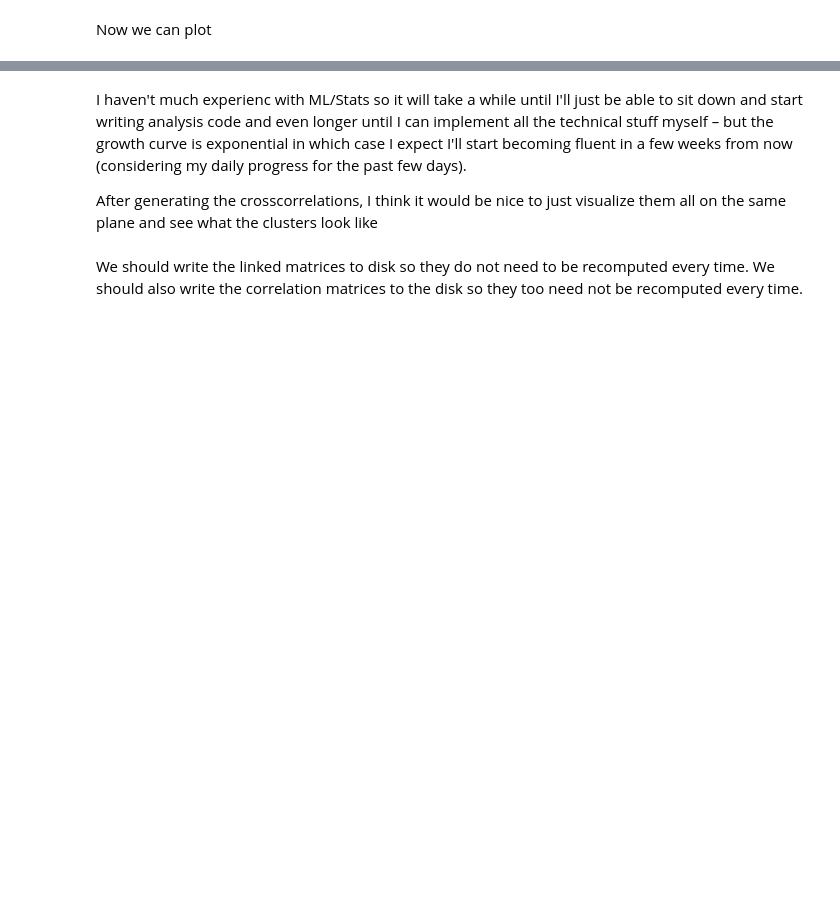
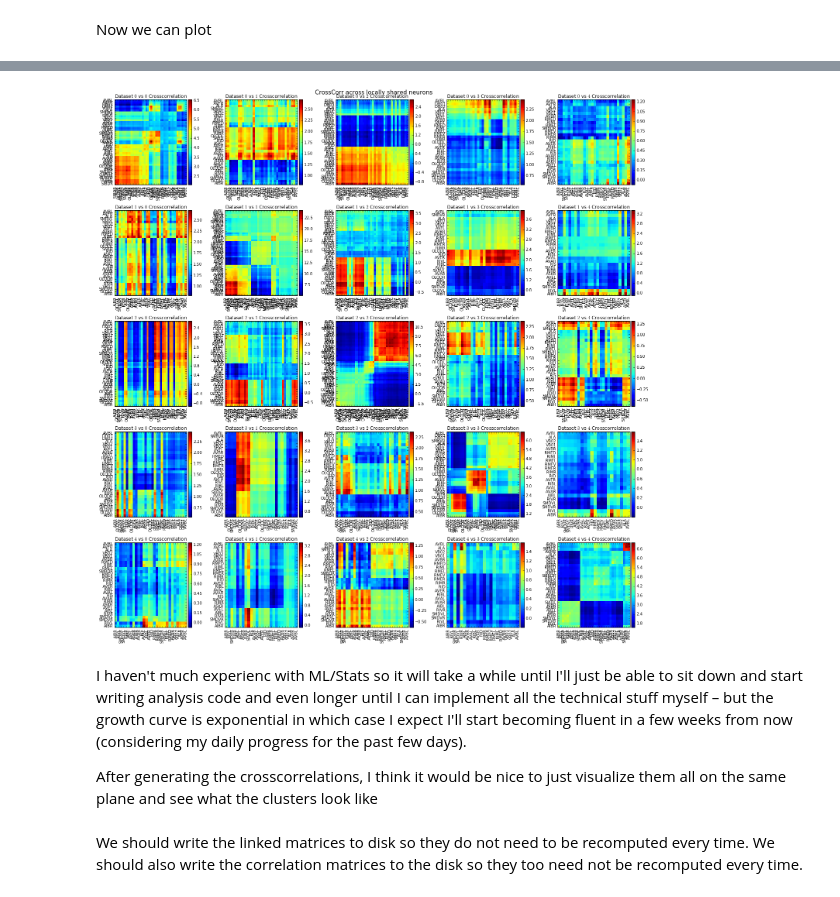
Before and after one commit to openworm/neuronal-analysis, a Jupyter notebook: laboratory/Katodata.ipynb, the cells around one changed output, grey strips where cells are left out. Cells and saved outputs as stored; diff of their text form; code cells hidden in the pictures; blank space fills up the shorter version.

```diff
--- a/laboratory/Katodata.ipynb
+++ b/laboratory/Katodata.ipynb
@@ -145,6 +169,8 @@ plt.savefig('/Users/akivalipshitz/Desktop/CrossCorr-Global.jpg')
 # %%
-plot_crosscorrelations('CrossCorr across locally shared neurons', 'deltaFOverF_deriv')
+plot_crosscorrelations('CrossCorr across locally shared neurons', 'deltaFOverF')
 plt.savefig('/Users/akivalipshitz/Desktop/CrossCorr-Local.jpg')
+# %% [output]
+[figure, added]
 # %% [markdown]
 I haven't much experienc with ML/Stats so it will take a while until I'll just be able to sit down and start writing analysis code and even longer until I can implement all the technical stuff myself – but the growth curve is exponential in which case I expect I'll start becoming fluent in a few weeks from now (considering my daily progress for the past few days).
 
```
Also changed, not shown: parts of 11 cells of this notebook, 20 other files.
